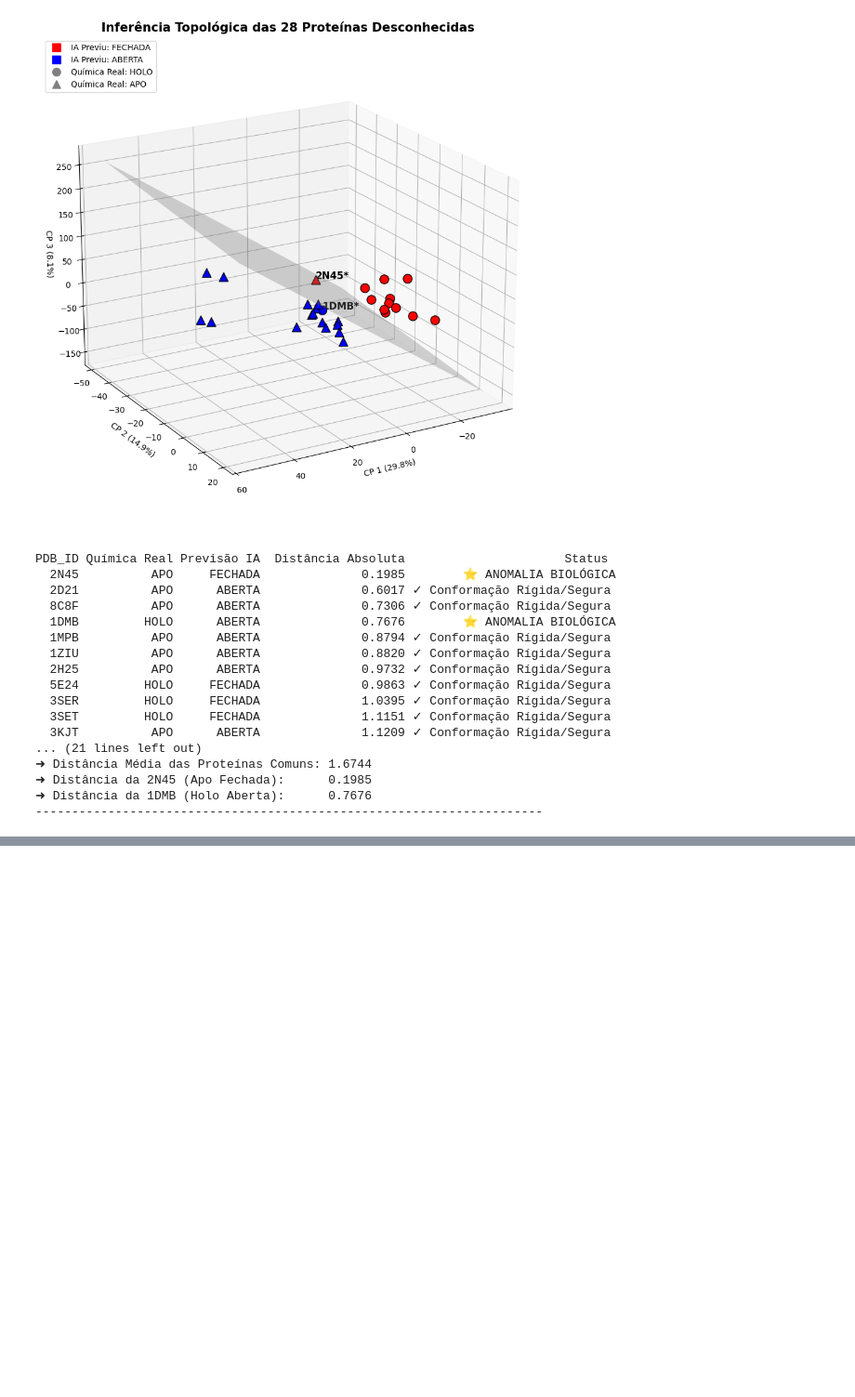
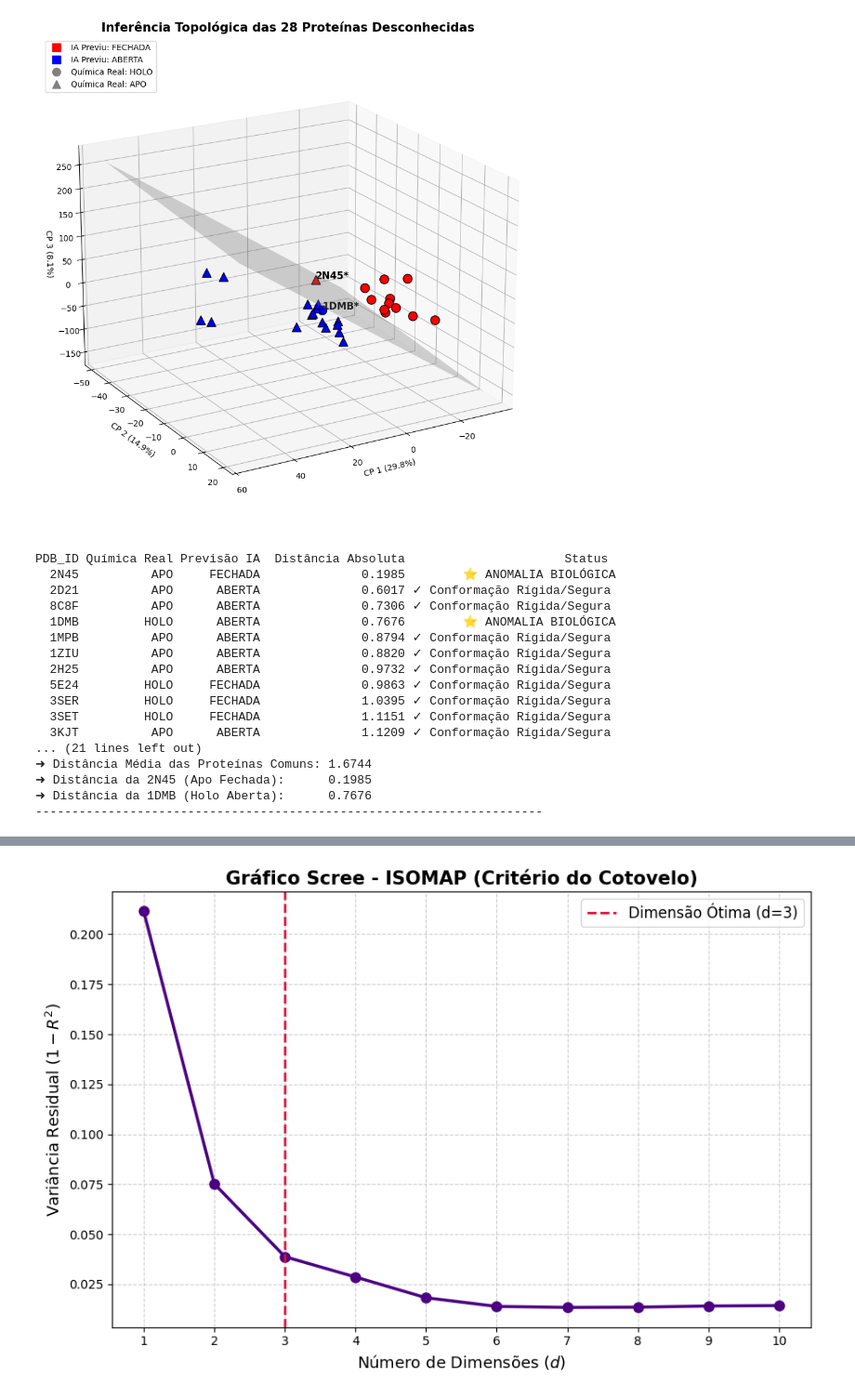
Before and after one commit to AnthonyMrqs/Analise-Topologica-de-Dados, a Jupyter notebook: pibic.ipynb, the cells around one changed output, grey strips where cells are left out. Shown at 93% size. Saved outputs shown, nothing was run; the diff lists cells and outputs as text; code cells hidden in the pictures; blank space fills up the shorter version.

Commit message:
atualização 5 monografia

```diff
--- a/pibic.ipynb
+++ b/pibic.ipynb
@@ -2134,3 +2010,92 @@ Proteínas com divergência (candidatas a estado intermediário):
   2MV0 | Conformacao=APO | SVM=ABERTA | RMSD=FECHADA | RMSD_F=3.9211 | RMSD_A=4.2165
   2N45 | Conformacao=APO | SVM=FECHADA | RMSD=ABERTA | RMSD_F=3.5187 | RMSD_A=2.3285
   7Z7H | Conformacao=APO | SVM=ABERTA | RMSD=FECHADA | RMSD_F=26.2702 | RMSD_A=26.8430
+# %%
+import numpy as np
+import matplotlib.pyplot as plt
+from sklearn.manifold import Isomap
+from scipy.spatial.distance import pdist, squareform
+from scipy.stats import pearsonr
+
+# =====================================================================
+# 1. SIMULAÇÃO DOS DADOS (Substitua pela sua matriz do ProDy)
+# =====================================================================
+# Aqui simulamos uma matriz de correlação (N=370 resíduos da MBP)
+N = 370
+# Se você já tem a sua matriz de correlação do ProDy, carregue-a aqui:
+# C = sua_matriz_de_correlacao_do_prody
+C = np.load("Dados/matrizes/apo/1OMP_matriz.npy")
+C = (C + C.T) / 2          # Garantir simetria
+np.fill_diagonal(C, 1)     # A correlação de um resíduo com ele mesmo é 1
+
+# =====================================================================
+# 2. A TRANSIÇÃO MÉTRICA TOPOLÓGICA
+# =====================================================================
+# Conforme a Equação do artigo: D_ij = 1 - |C_ij|
+D = 1 - np.abs(C)
+
+# =====================================================================
+# 3. PREPARANDO O ISOMAP PARA O TESTE DO COTOVELO
+# =====================================================================
+max_dims = 10  # Vamos testar de 1 até 10 dimensões
+dimensions = range(1, max_dims + 1)
+residual_variances = []
+
+# n_neighbors define a "vizinhança" no grafo para o cálculo das geodésicas.
+# Dica: No artigo, muitas vezes testa-se K entre 5 e 15.
+k_vizinhos = 10
+
+print("Calculando o Gráfico Scree para o ISOMAP...")
+
+for d in dimensions:
+    # Configura o ISOMAP informando que D já é uma matriz de distâncias (precomputed)
+    isomap = Isomap(n_neighbors=k_vizinhos, n_components=d, metric='precomputed')
+
+    # Executa a projeção: Y é o conjunto de coordenadas de baixa dimensão
+    Y = isomap.fit_transform(D)
+
+    # D_G: Matriz de distâncias Geodésicas reais calculadas sobre o Grafo (N x N)
+    D_G = isomap.dist_matrix_
+
+    # D_Y: Nova matriz de distâncias Euclidianas no espaço reduzido Y (N x N)
+    D_Y = squareform(pdist(Y, metric='euclidean'))
+
+    # Para o R^2, precisamos analisar par a par.
+    # Pegamos apenas o triângulo superior da matriz para não duplicar dados
+    # e ignoramos a diagonal principal (que é zero).
+    triu_indices = np.triu_indices_from(D_G, k=1)
+    vec_DG = D_G[triu_indices]
+    vec_DY = D_Y[triu_indices]
+
+    # Calculamos o Coeficiente de Correlação de Pearson (R)
+    r, _ = pearsonr(vec_DG, vec_DY)
+
+    # Variância Residual = 1 - R^2 (A equação do seu texto em LaTeX)
+    r_squared = r**2
+    res_var = 1 - r_squared
+    residual_variances.append(res_var)
+
+    print(f"Dimensão: {d} | Variância Residual: {res_var:.4f}")
+
+# =====================================================================
+# 4. PLOTAGEM DO GRÁFICO SCREE
+# =====================================================================
+plt.figure(figsize=(9, 6))
+plt.plot(dimensions, residual_variances, marker='o', linestyle='-', color='indigo', linewidth=2.5, markersize=8)
+
+plt.title('Gráfico Scree - ISOMAP (Critério do Cotovelo)', fontsize=15, fontweight='bold')
+plt.xlabel('Número de Dimensões ($d$)', fontsize=13)
+plt.ylabel('Variância Residual ($1 - R^2$)', fontsize=13)
+plt.xticks(dimensions)
+plt.grid(True, linestyle='--', alpha=0.6)
+
+# Destacar a dimensão d=3 (Onde o artigo diz que o cotovelo ocorre para a MBP)
+plt.axvline(x=3, color='crimson', linestyle='--', label='Dimensão Ótima (d=3)', linewidth=2)
+
+plt.legend(fontsize=12)
+plt.tight_layout()
+
+# Salva a imagem em alta qualidade para você colocar na sua monografia!
+plt.savefig("grafico_scree_isomap.png", dpi=300)
+plt.show()
+# %% [output]
@@ -2136,0 +2113 @@ Proteínas com divergência (candidatas a estado intermediário):
+[figure, added]
```
Also changed, not shown: parts of 15 cells of this notebook, 6 other files.
